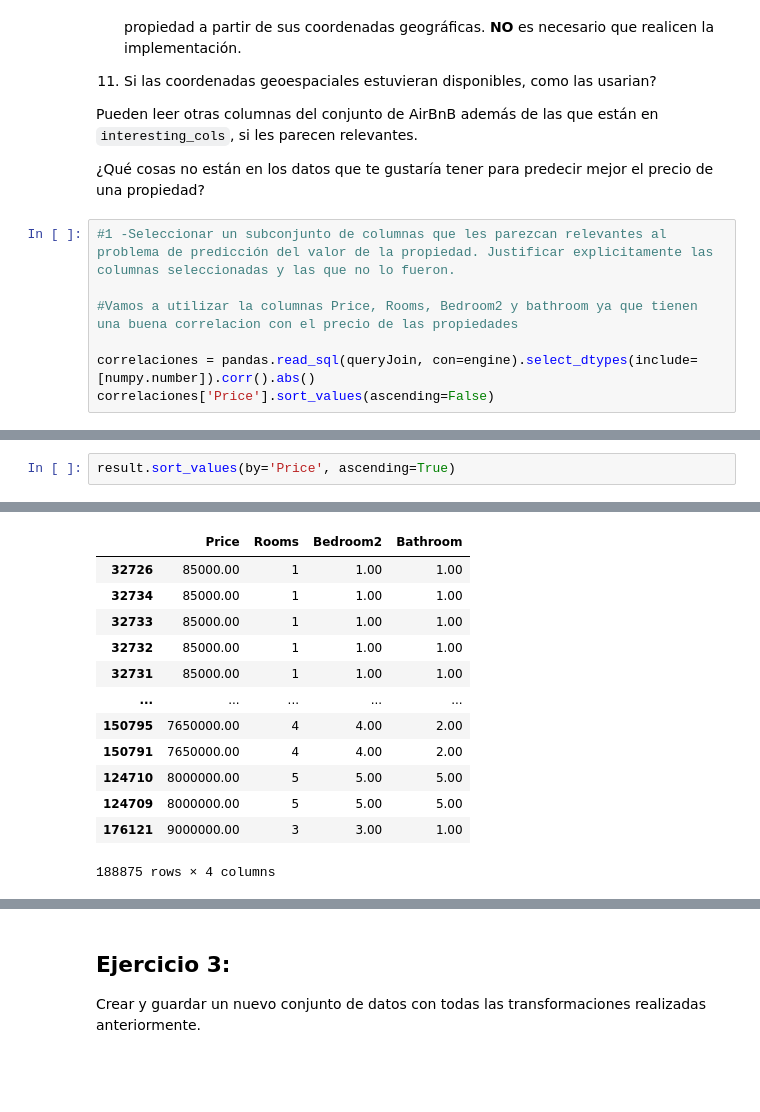
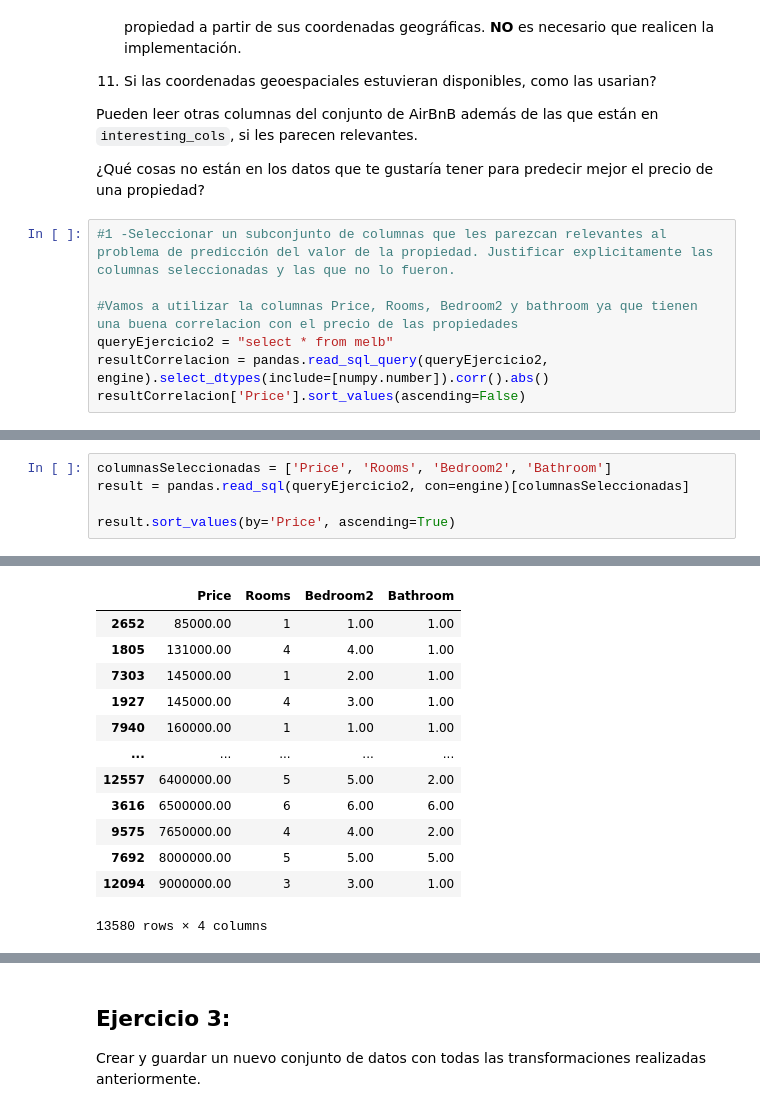
Before and after one commit to ramirobarone/CienciaDeDatosDiplo, a Jupyter notebook: Entregable_parte_1_eycd.ipynb, the cells around one changed output, grey strips where cells are left out. Saved outputs shown, nothing was run; the diff lists cells and outputs as text; blank space fills up the shorter version.

```diff
--- a/Entregable_parte_1_eycd.ipynb
+++ b/Entregable_parte_1_eycd.ipynb
@@ -295,7 +295,7 @@ Pueden leer otras columnas del conjunto de AirBnB además de las que están en `
 #1 -Seleccionar un subconjunto de columnas que les parezcan relevantes al problema de predicción del valor de la propiedad. Justificar explicitamente las columnas seleccionadas y las que no lo fueron.
 
 #Vamos a utilizar la columnas Price, Rooms, Bedroom2 y bathroom ya que tienen una buena correlacion con el precio de las propiedades
-
-correlaciones = pandas.read_sql(queryJoin, con=engine).select_dtypes(include=[numpy.number]).corr().abs()
-correlaciones['Price'].sort_values(ascending=False)
+queryEjercicio2 = "select * from melb"
+resultCorrelacion = pandas.read_sql_query(queryEjercicio2, engine).select_dtypes(include=[numpy.number]).corr().abs()
+resultCorrelacion['Price'].sort_values(ascending=False)
 # %% [output]
@@ -369,3 +371,6 @@ plt.show()
 # %%
+columnasSeleccionadas = ['Price', 'Rooms', 'Bedroom2', 'Bathroom']
+result = pandas.read_sql(queryEjercicio2, con=engine)[columnasSeleccionadas]
+
 result.sort_values(by='Price', ascending=True)
 # %% [output]
@@ -372,14 +385,14 @@ result.sort_values(by='Price', ascending=True)
 |  | Price | Rooms | Bedroom2 | Bathroom |
-| 32726 | 85000.00 | 1 | 1.00 | 1.00 |
-| 32734 | 85000.00 | 1 | 1.00 | 1.00 |
-| 32733 | 85000.00 | 1 | 1.00 | 1.00 |
-| 32732 | 85000.00 | 1 | 1.00 | 1.00 |
-| 32731 | 85000.00 | 1 | 1.00 | 1.00 |
+| 2652 | 85000.00 | 1 | 1.00 | 1.00 |
+| 1805 | 131000.00 | 4 | 4.00 | 1.00 |
+| 7303 | 145000.00 | 1 | 2.00 | 1.00 |
+| 1927 | 145000.00 | 4 | 3.00 | 1.00 |
+| 7940 | 160000.00 | 1 | 1.00 | 1.00 |
 | ... | ... | ... | ... | ... |
-| 150795 | 7650000.00 | 4 | 4.00 | 2.00 |
-| 150791 | 7650000.00 | 4 | 4.00 | 2.00 |
-| 124710 | 8000000.00 | 5 | 5.00 | 5.00 |
-| 124709 | 8000000.00 | 5 | 5.00 | 5.00 |
-| 176121 | 9000000.00 | 3 | 3.00 | 1.00 |
+| 12557 | 6400000.00 | 5 | 5.00 | 2.00 |
+| 3616 | 6500000.00 | 6 | 6.00 | 6.00 |
+| 9575 | 7650000.00 | 4 | 4.00 | 2.00 |
+| 7692 | 8000000.00 | 5 | 5.00 | 5.00 |
+| 12094 | 9000000.00 | 3 | 3.00 | 1.00 |
-188875 rows × 4 columns
+13580 rows × 4 columns
 # %%
```
Also changed, not shown: parts of 15 cells of this notebook.
